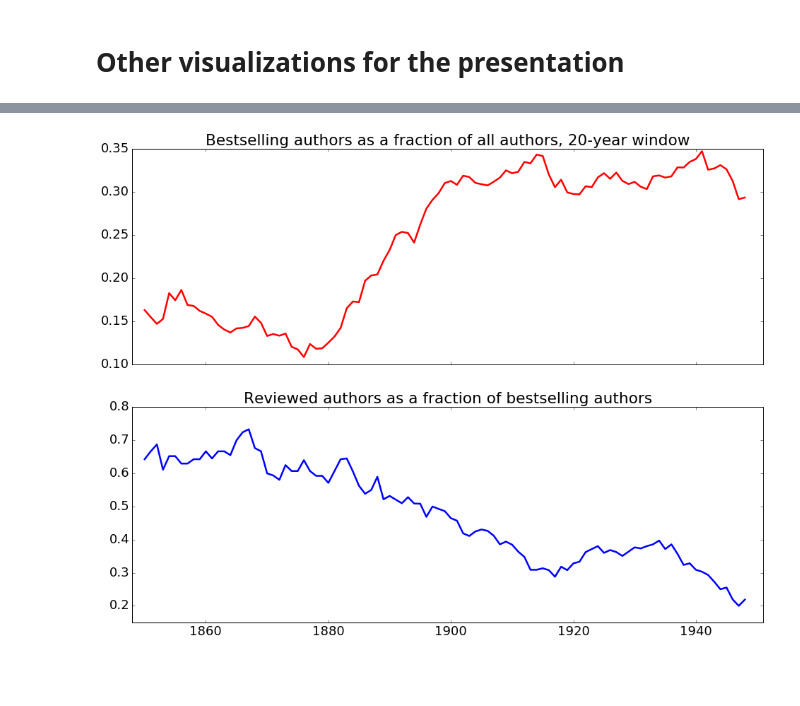
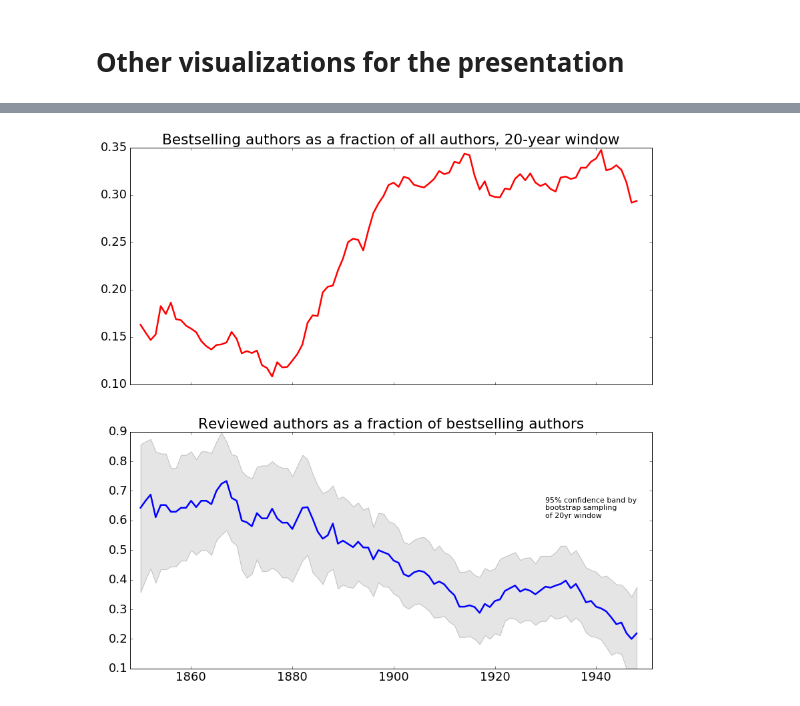
Before and after one commit to tedunderwood/bayes-bestsellers, a Jupyter notebook: other_visualizations.ipynb, the cells around one changed output, grey strips where cells are left out. Drawn from its saved outputs; the diff is of its cells as text; code cells hidden in the pictures; blank space fills up the shorter version.

Commit message:
adding visualizations

```diff
--- a/other_visualizations.ipynb
+++ b/other_visualizations.ipynb
@@ -84,27 +84,41 @@ plt.show()
 # %%
 bestinall = []
 revinallbest = []
+raibmax = []
+raibmin = []
 for i in range(1850, 1949):
     floor = i - 10
     ceiling = i + 10
     timeslice = crudedata[(crudedata.midcareer >= floor) & (crudedata.midcareer < ceiling)]
     allauthors = len(timeslice)
     bestsellingauthors = np.sum(timeslice.binarysales)
     bestandreviewed = np.sum((timeslice.binarysales > 0.5) & (timeslice.binaryreview > 0))
     bestinall.append(bestsellingauthors / allauthors)
     revinallbest.append(bestandreviewed / bestsellingauthors)
+    samplemeans = []
+    thebestsellers = timeslice[timeslice.binarysales > 0.5]
+    totallen = len(thebestsellers)
+    for i in range(1000):
+        thissample = np.random.choice(thebestsellers.binaryreview, replace = True,
+                         size = totallen)
+        samplemeans.append(np.sum(thissample) / totallen)
+    samplemeans = sorted(samplemeans)
+    raibmin.append(samplemeans[25])
+    raibmax.append(samplemeans[975])
 
 x = list(range(1850,1949))
 # Two subplots, sharing the X axis
-fig, axarr = plt.subplots(2, sharex = True, figsize = (16,12))
+fig, axarr = plt.subplots(2, sharex = True, figsize = (14,14))
 matplotlib.rcParams.update({'font.size': 18})
 axarr[0].plot(x, bestinall, c = 'red', linewidth = 2.5)
 axarr[0].set_title('Bestselling authors as a fraction of all authors, 20-year window')
 axarr[1].plot(x, revinallbest, linewidth = 2.5)
 axarr[1].set_title('Reviewed authors as a fraction of bestselling authors')
-axarr[1].set_ylim(0.15, 0.8)
+axarr[1].set_ylim(0.1, 0.9)
 axarr[1].set_xlim(1848, 1951)
+axarr[1].fill_between(x, raibmin, raibmax, facecolor='gray', alpha=0.2)
+axarr[1].text(1930, 0.61, '95% confidence band by\nbootstrap sampling\nof 20yr window', fontsize = 11)
 fig.savefig('images/authorfractions.png', bbox_inches='tight')
 plt.show()
 # %% [output]
-[figure, old version]
+[figure, new version]
```
Also changed, not shown: parts of 13 cells of this notebook.
